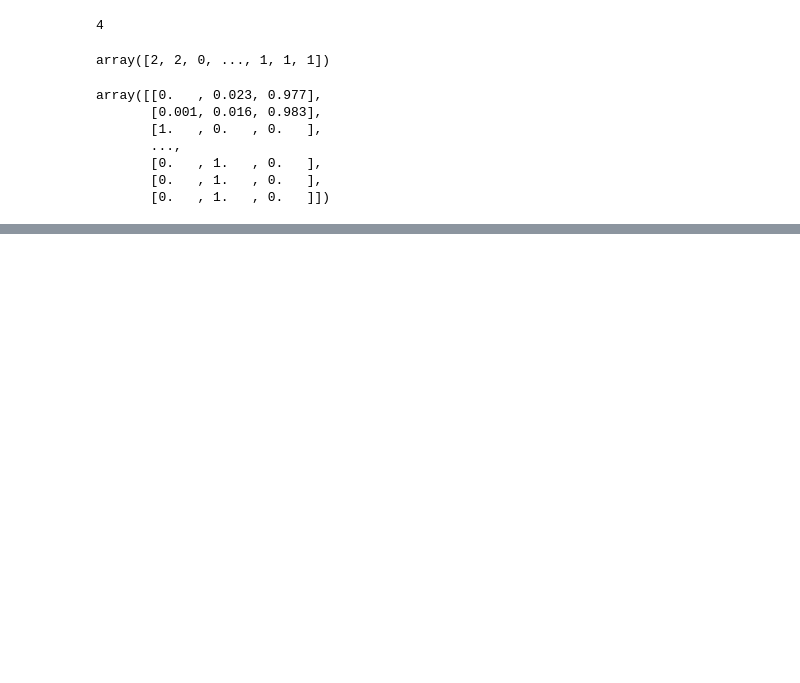
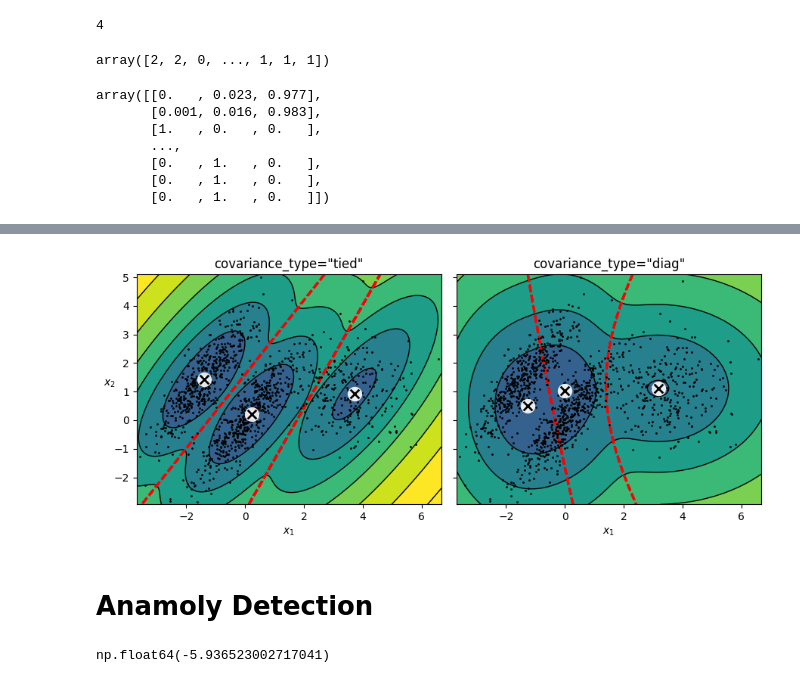
Before and after one commit to 19mddill/Machine_Learning_Notebooks, a Jupyter notebook: unsupervised_learning.ipynb, the cells around one changed output, grey strips where cells are left out. Cells and saved outputs as stored; diff of their text form; code cells hidden in the pictures; blank space fills up the shorter version.

```diff
--- a/unsupervised_learning.ipynb
+++ b/unsupervised_learning.ipynb
@@ -583,0 +683,8 @@ array([[0.   , 0.023, 0.977],
+# %%
+compare_gaussian_mixtures(gm_tied,gm_diag, X)
+plt.tight_layout()
+plt.show()
+# %% [output]
+[figure, added]
+# %% [markdown]
+# Anamoly Detection
@@ -583,0 +694,4 @@ array([[0.   , 0.023, 0.977],
+# %%
+density_threshold
+# %% [output]
+np.float64(-5.936523002717041)
```
Also changed, not shown: parts of 16 cells of this notebook.
